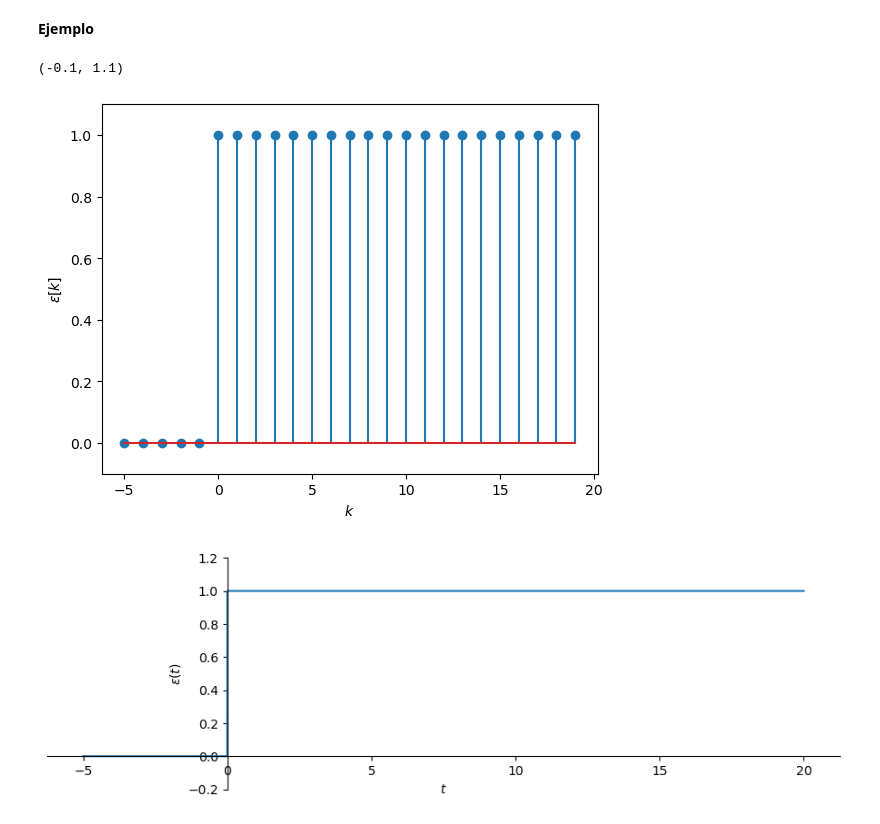
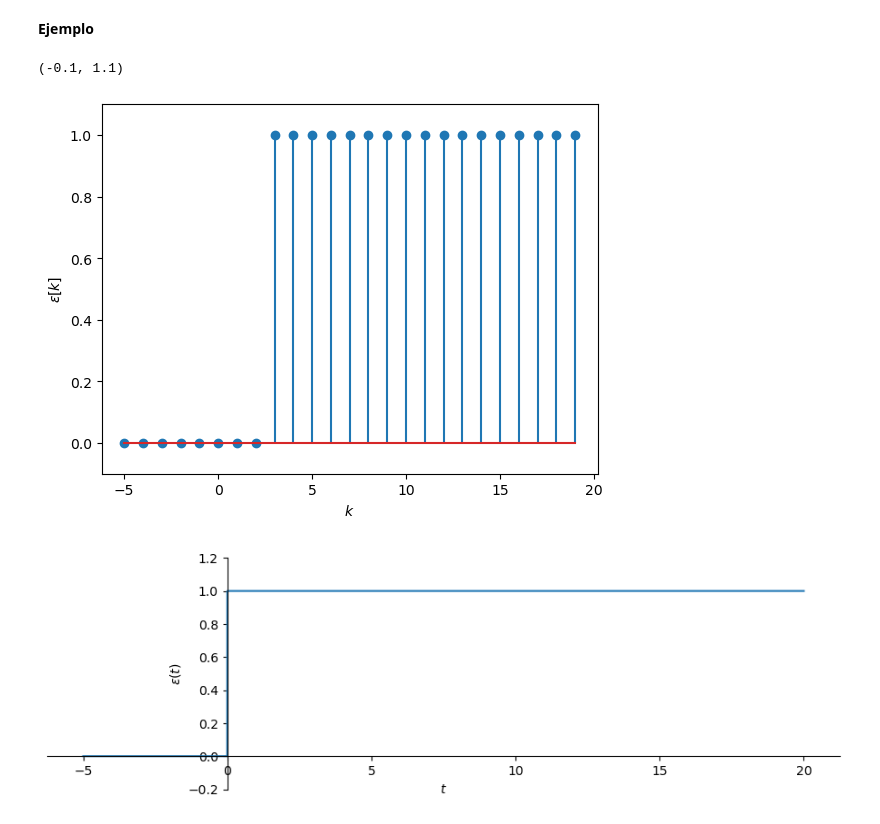
Before and after one commit to pierrediazp/Se-ales_y_Sistemas, a Jupyter notebook: SenalesEstandarTD.ipynb, the cells around one changed output. Saved outputs shown, nothing was run; the diff lists cells and outputs as text; code cells hidden in the pictures.

```diff
--- a/SenalesEstandarTD.ipynb
+++ b/SenalesEstandarTD.ipynb
@@ -252,18 +254,18 @@ Lo que implica que:
 # %%
 def heaviside(k):
     return np.where(k >= 0, 1.0, 0.0)
 
 
 k = np.arange(-5, 20)
-x = heaviside(k)
+x = heaviside(k-3)
 
 plt.stem(k, x)
 plt.xlabel('$k$')
 plt.ylabel('$\epsilon[k]$')
 plt.ylim([-0.1, 1.1])
 # %% [output]
 (-0.1, 1.1)
-[figure, old version]
+[figure, new version]
 # %%
 t = sym.symbols('t')
 plt.rcParams['figure.figsize'] = 9, 3
```
Also changed, not shown: parts of 15 cells of this notebook, 4 other files.
